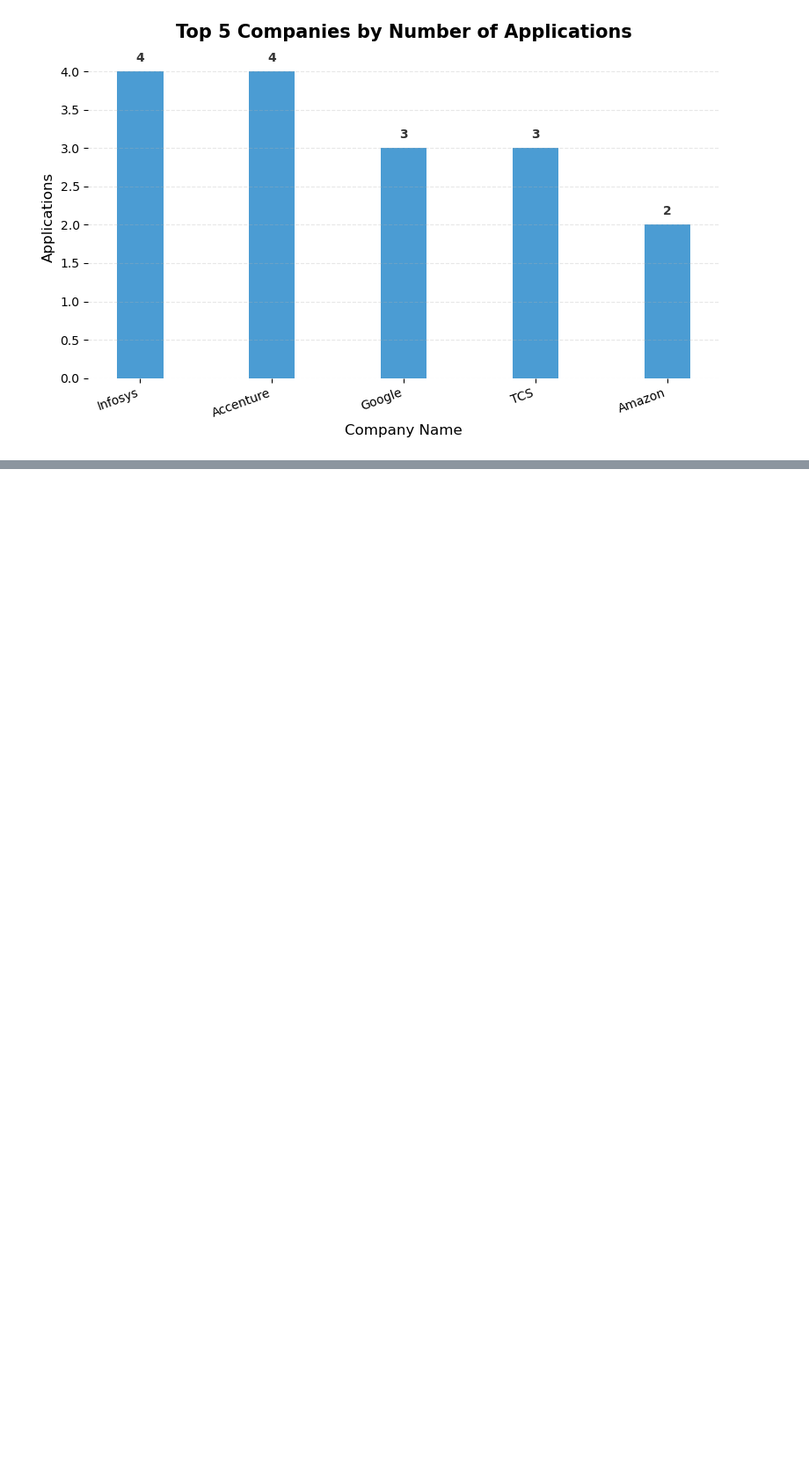
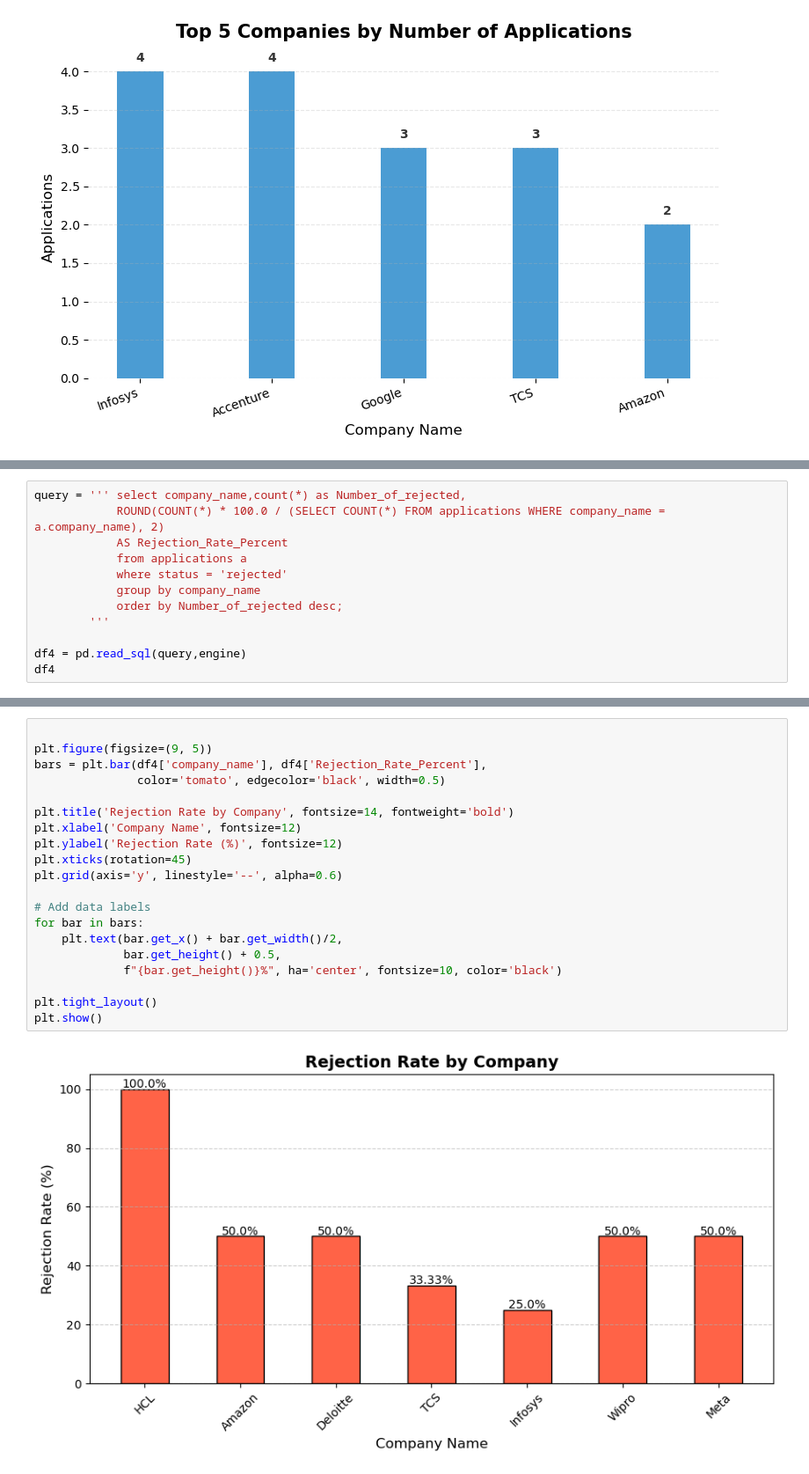
Before and after one commit to tusharshukla34/Job-Application-Tracker-With-SQL-and-Python-libraries, a Jupyter notebook: Job Application Tracker.ipynb, the cells around one changed output, grey strips where cells are left out. Shown at 88% size. Drawn from its saved outputs; the diff is of its cells as text; blank space fills up the shorter version.

```diff
--- a/Job Application Tracker.ipynb
+++ b/Job Application Tracker.ipynb
@@ -152,0 +183,12 @@ plt.show()
+# %%
+query = ''' select company_name,count(*) as Number_of_rejected,
+            ROUND(COUNT(*) * 100.0 / (SELECT COUNT(*) FROM applications WHERE company_name = a.company_name), 2)
+            AS Rejection_Rate_Percent
+            from applications a
+            where status = 'rejected'
+            group by company_name
+            order by Number_of_rejected desc;
+        '''
+
+df4 = pd.read_sql(query,engine)
+df4
@@ -152,0 +204,22 @@ plt.show()
+# %%
+
+plt.figure(figsize=(9, 5))
+bars = plt.bar(df4['company_name'], df4['Rejection_Rate_Percent'],
+               color='tomato', edgecolor='black', width=0.5)
+
+plt.title('Rejection Rate by Company', fontsize=14, fontweight='bold')
+plt.xlabel('Company Name', fontsize=12)
+plt.ylabel('Rejection Rate (%)', fontsize=12)
+plt.xticks(rotation=45)
+plt.grid(axis='y', linestyle='--', alpha=0.6)
+
+# Add data labels
+for bar in bars:
+    plt.text(bar.get_x() + bar.get_width()/2,
+             bar.get_height() + 0.5,
+             f"{bar.get_height()}%", ha='center', fontsize=10, color='black')
+
+plt.tight_layout()
+plt.show()
+# %% [output]
+[figure, added]
```
Also changed, not shown: parts of 16 cells of this notebook.
